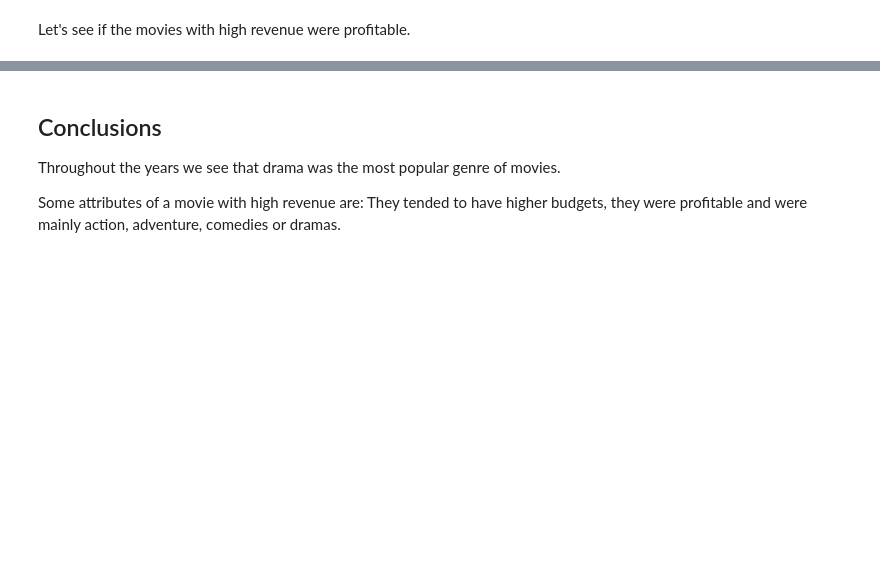
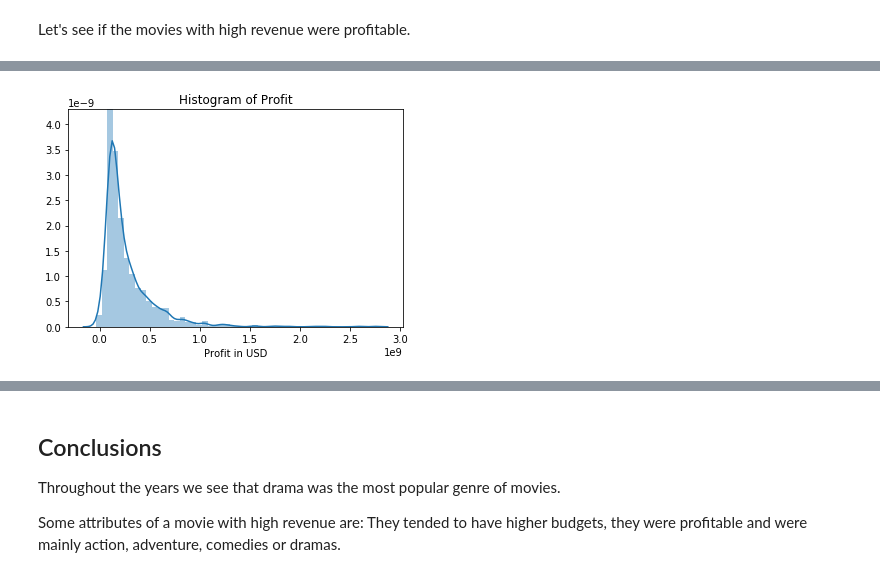
Before and after one commit to danielmiguel320/dand_investigate_data_set, a Jupyter notebook: investigate-a-dataset-template.ipynb, the cells around one changed output, grey strips where cells are left out. Saved outputs shown, nothing was run; the diff lists cells and outputs as text; code cells hidden in the pictures; blank space fills up the shorter version.

```diff
--- a/investigate-a-dataset-template.ipynb
+++ b/investigate-a-dataset-template.ipynb
@@ -131,3 +271,7 @@ high_rev['profit'].describe()
 # %%
+# Plot histogram of the profit
+plt.title('Histogram of Profit')
 sns.distplot(high_rev['profit'],axlabel='Profit in USD');
+# %% [output]
+[figure, added]
 # %%
```
Also changed, not shown: parts of 20 cells of this notebook.
